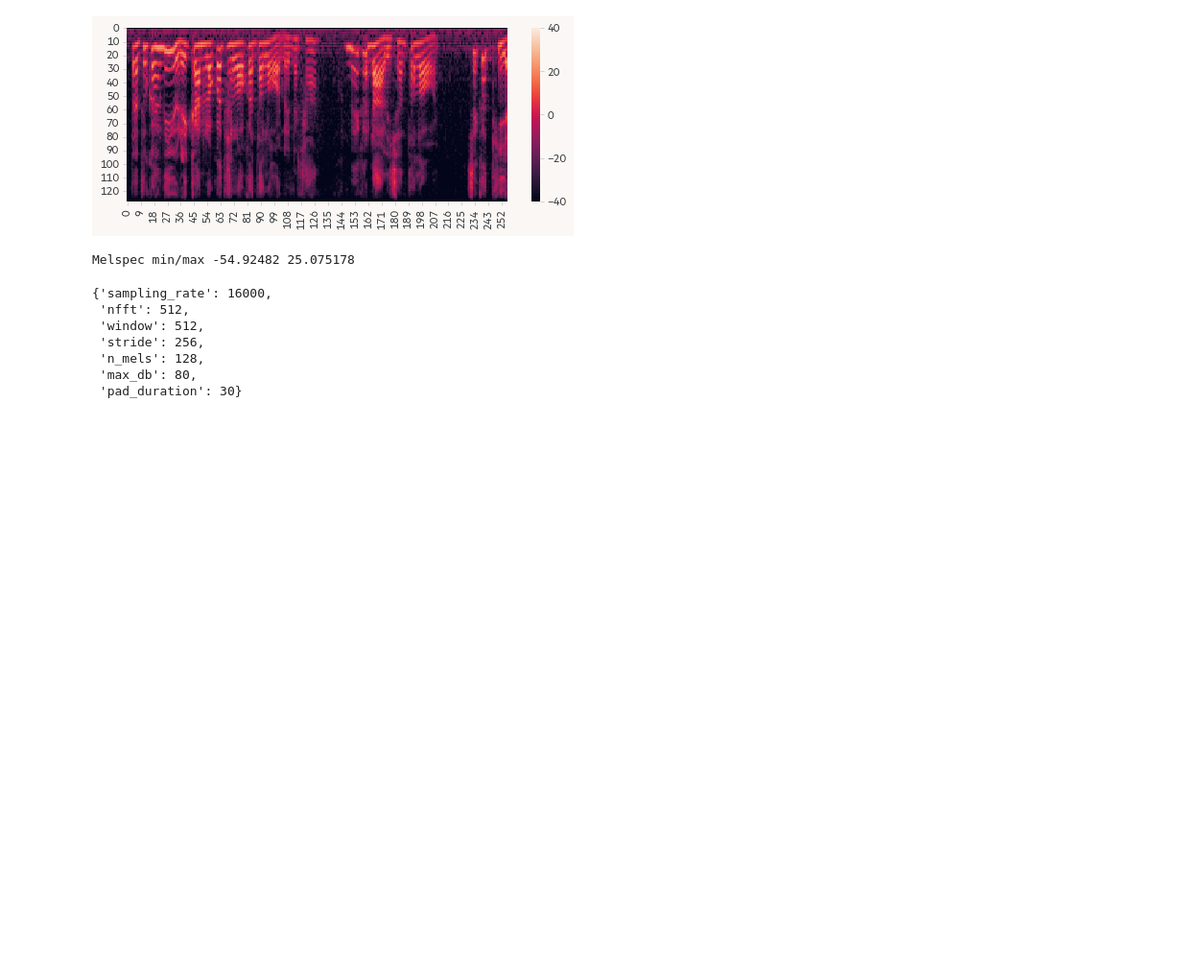
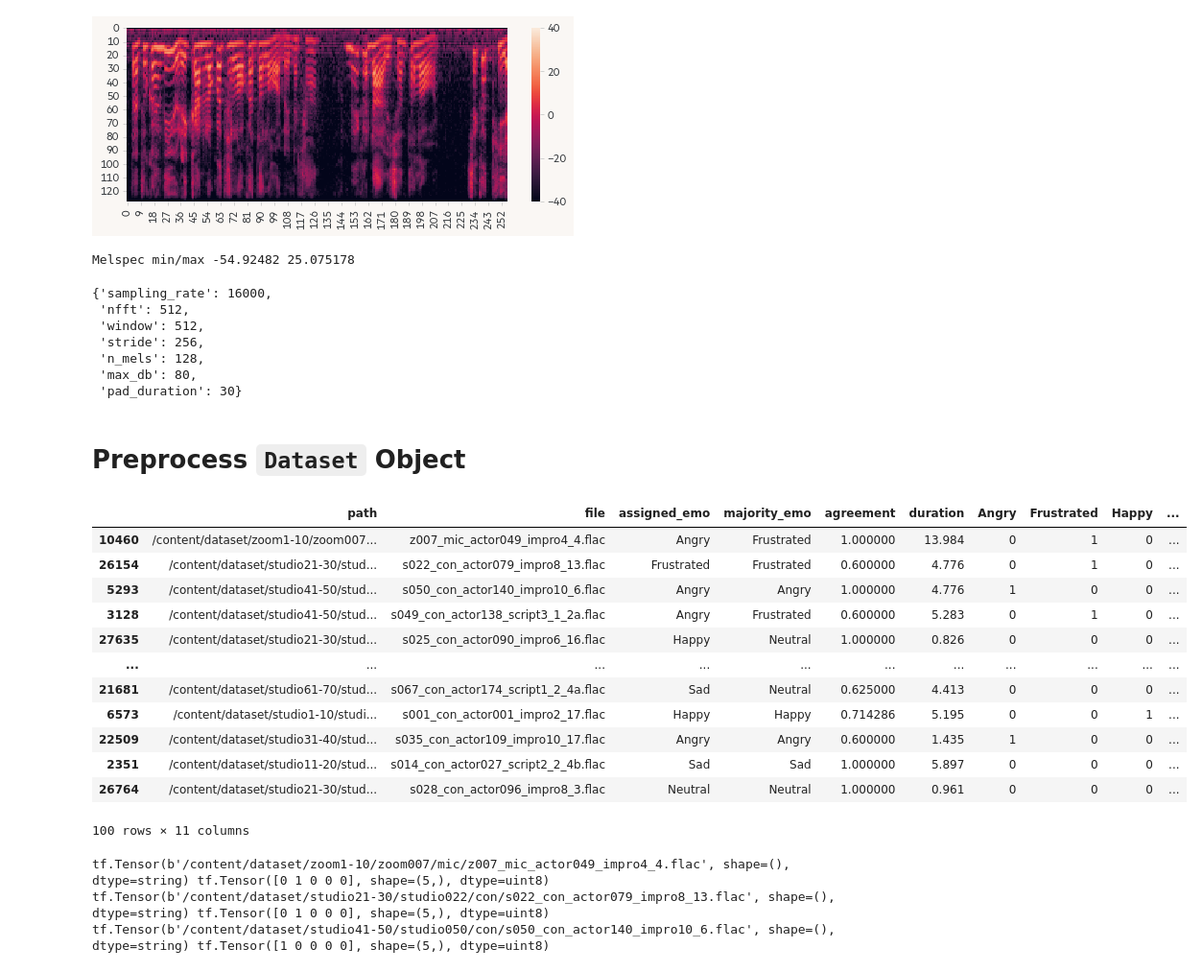
Before and after one commit to chuan-khuna/ThaiSER, a Jupyter notebook: Experiment Preprocessing.ipynb, the cells around one changed output. Shown: that part at 96% size. Drawn from its saved outputs; the diff is of its cells as text; code cells hidden in the pictures; blank space fills up the shorter version.

```diff
--- a/Experiment Preprocessing.ipynb
+++ b/Experiment Preprocessing.ipynb
@@ -292,3 +289,27 @@ prep.__dict__
  'n_mels': 128,
  'max_db': 80,
  'pad_duration': 30}
+# %% [markdown]
+# Preprocess `Dataset` Object
+# %%
+small_df = df.head(100)
+
+label_col = "majority_emo"
+small_df = small_df.join(pd.get_dummies(small_df[label_col]))
+classes = pd.get_dummies(df[label_col]).columns
+# %%
+small_df
+# %% [output]
+|  | path | file | assigned_emo | majority_emo | agreement | duration | Angry | Frustrated | Happy | ... |
+| 10460 | /content/dataset/zoom1-10/zoom007... | z007_mic_actor049_impro4_4.flac | Angry | Frustrated | 1.000000 | 13.984 | 0 | 1 | 0 | ... |
+| 26154 | /content/dataset/studio21-30/stud... | s022_con_actor079_impro8_13.flac | Frustrated | Frustrated | 0.600000 | 4.776 | 0 | 1 | 0 | ... |
+| 5293 | /content/dataset/studio41-50/stud... | s050_con_actor140_impro10_6.flac | Angry | Angry | 1.000000 | 4.776 | 1 | 0 | 0 | ... |
+| 3128 | /content/dataset/studio41-50/stud... | s049_con_actor138_script3_1_2a.flac | Angry | Frustrated | 0.600000 | 5.283 | 0 | 1 | 0 | ... |
+| 27635 | /content/dataset/studio21-30/stud... | s025_con_actor090_impro6_16.flac | Happy | Neutral | 1.000000 | 0.826 | 0 | 0 | 0 | ... |
+| ... | ... | ... | ... | ... | ... | ... | ... | ... | ... | ... |
+| 21681 | /content/dataset/studio61-70/stud... | s067_con_actor174_script1_2_4a.flac | Sad | Neutral | 0.625000 | 4.413 | 0 | 0 | 0 | ... |
+| 6573 | /content/dataset/studio1-10/studi... | s001_con_actor001_impro2_17.flac | Happy | Happy | 0.714286 | 5.195 | 0 | 0 | 1 | ... |
+| 22509 | /content/dataset/studio31-40/stud... | s035_con_actor109_impro10_17.flac | Angry | Angry | 0.600000 | 1.435 | 1 | 0 | 0 | ... |
+| 2351 | /content/dataset/studio11-20/stud... | s014_con_actor027_script2_2_4b.flac | Sad | Sad | 1.000000 | 5.897 | 0 | 0 | 0 | ... |
+| 26764 | /content/dataset/studio21-30/stud... | s028_con_actor096_impro8_3.flac | Neutral | Neutral | 1.000000 | 0.961 | 0 | 0 | 0 | ... |
+100 rows × 11 columns
@@ -294,0 +321,7 @@ prep.__dict__
+# %%
+for x, y in ds.take(3):
+    print(x, y)
+# %% [output]
+tf.Tensor(b'/content/dataset/zoom1-10/zoom007/mic/z007_mic_actor049_impro4_4.flac', shape=(), dtype=string) tf.Tensor([0 1 0 0 0], shape=(5,), dtype=uint8)
+tf.Tensor(b'/content/dataset/studio21-30/studio022/con/s022_con_actor079_impro8_13.flac', shape=(), dtype=string) tf.Tensor([0 1 0 0 0], shape=(5,), dtype=uint8)
+tf.Tensor(b'/content/dataset/studio41-50/studio050/con/s050_con_actor140_impro10_6.flac', shape=(), dtype=string) tf.Tensor([1 0 0 0 0], shape=(5,), dtype=uint8)
```
Also changed, not shown: parts of 7 cells of this notebook, 4 other files.
